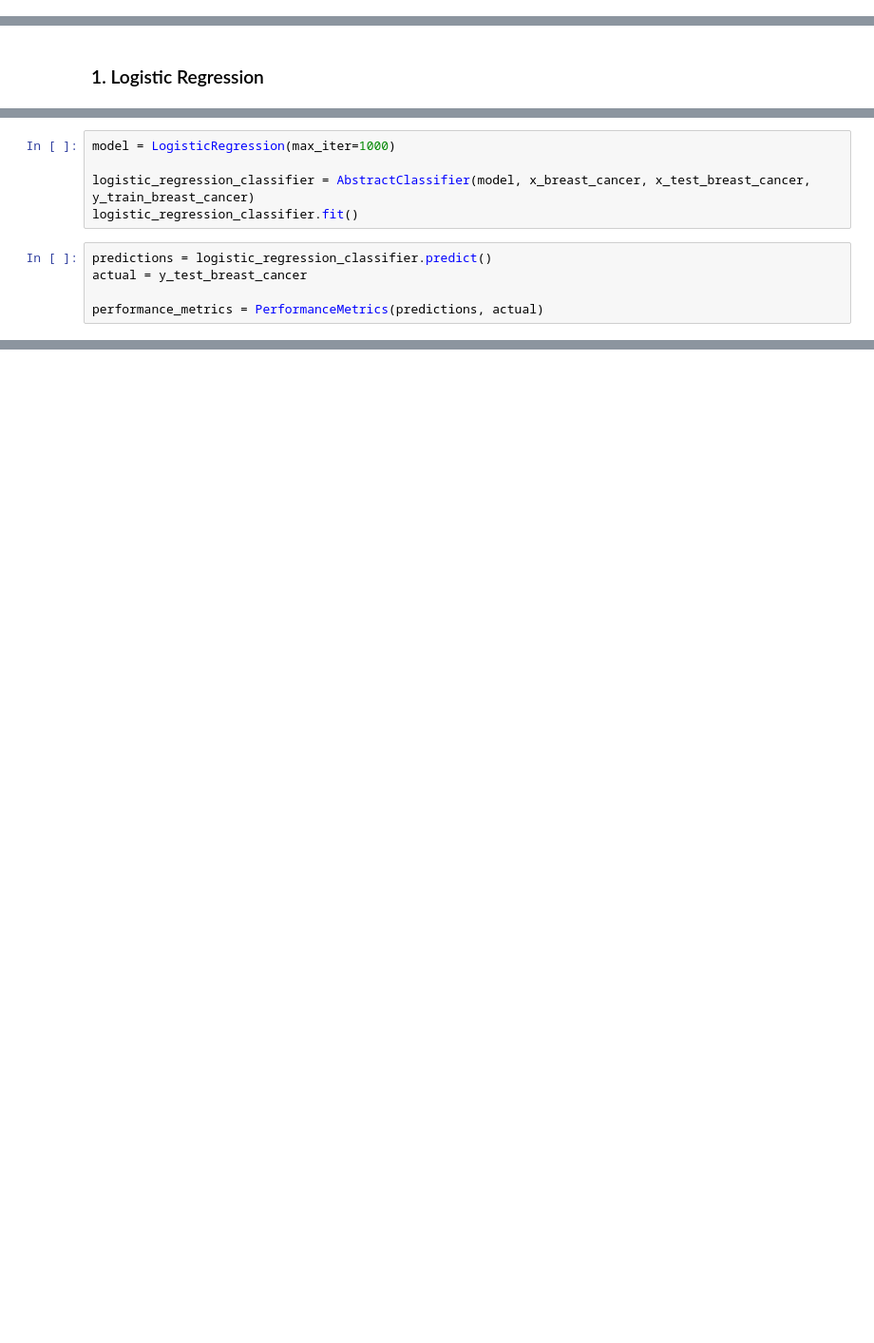
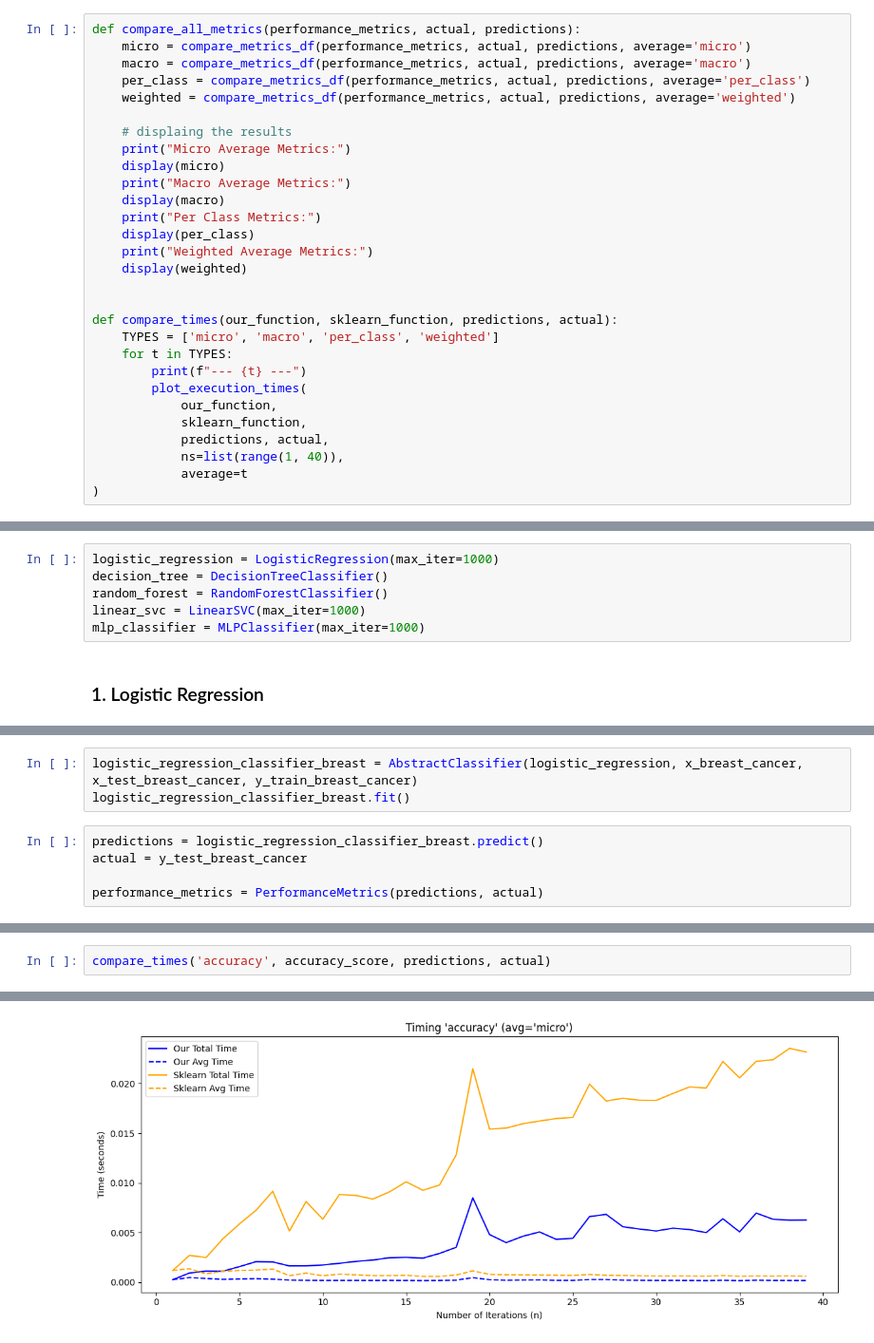
Before and after one commit to psiku/UMA---Techniki-oceny-klasyfikacji, a Jupyter notebook: notebooks/01-performance_metrics-tests.ipynb, the cells around one changed output, grey strips where cells are left out. Shown at 95% size. Cells and saved outputs as stored; diff of their text form; blank space fills up the shorter version.

```diff
--- a/notebooks/01-performance_metrics-tests.ipynb
+++ b/notebooks/01-performance_metrics-tests.ipynb
@@ -98,0 +57,29 @@ def compare_metrics_df(
+# %%
+def compare_all_metrics(performance_metrics, actual, predictions):
+    micro = compare_metrics_df(performance_metrics, actual, predictions, average='micro')
+    macro = compare_metrics_df(performance_metrics, actual, predictions, average='macro')
+    per_class = compare_metrics_df(performance_metrics, actual, predictions, average='per_class')
+    weighted = compare_metrics_df(performance_metrics, actual, predictions, average='weighted')
+
+    # displaing the results
+    print("Micro Average Metrics:")
+    display(micro)
+    print("Macro Average Metrics:")
+    display(macro)
+    print("Per Class Metrics:")
+    display(per_class)
+    print("Weighted Average Metrics:")
+    display(weighted)
+
+
+def compare_times(our_function, sklearn_function, predictions, actual):
+    TYPES = ['micro', 'macro', 'per_class', 'weighted']
+    for t in TYPES:
+        print(f"--- {t} ---")
+        plot_execution_times(
+            our_function,
+            sklearn_function,
+            predictions, actual,
+            ns=list(range(1, 40)),
+            average=t
+)
@@ -99,2 +96,8 @@ def compare_metrics_df(
+# %%
+logistic_regression = LogisticRegression(max_iter=1000)
+decision_tree = DecisionTreeClassifier()
+random_forest = RandomForestClassifier()
+linear_svc = LinearSVC(max_iter=1000)
+mlp_classifier = MLPClassifier(max_iter=1000)
 # %% [markdown]
 ### 1. Logistic Regression
@@ -101,10 +106,8 @@ def compare_metrics_df(
 # %%
-model = LogisticRegression(max_iter=1000)
-
-logistic_regression_classifier = AbstractClassifier(model, x_breast_cancer, x_test_breast_cancer, y_train_breast_cancer)
-logistic_regression_classifier.fit()
+logistic_regression_classifier_breast = AbstractClassifier(logistic_regression, x_breast_cancer, x_test_breast_cancer, y_train_breast_cancer)
+logistic_regression_classifier_breast.fit()
 # %%
-predictions = logistic_regression_classifier.predict()
+predictions = logistic_regression_classifier_breast.predict()
 actual = y_test_breast_cancer
 
 performance_metrics = PerformanceMetrics(predictions, actual)
@@ -154,0 +140,3 @@ print(f"accuracy_score took {end - start:.6f} seconds")
+# %%
+compare_times('accuracy', accuracy_score, predictions, actual)
+# %% [output]
@@ -154,0 +144 @@ print(f"accuracy_score took {end - start:.6f} seconds")
+[figure, added]
```
Also changed, not shown: parts of 21 cells of this notebook, 2 other files.
